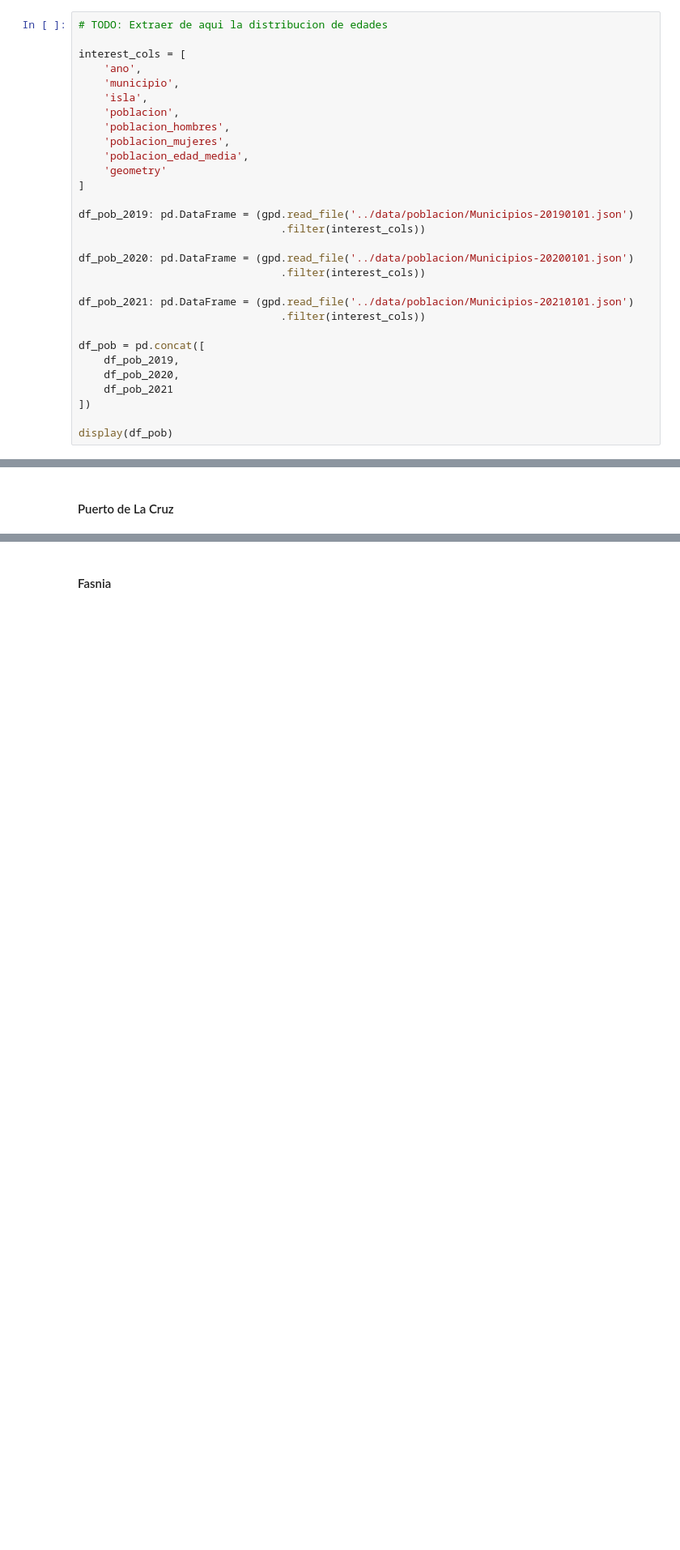
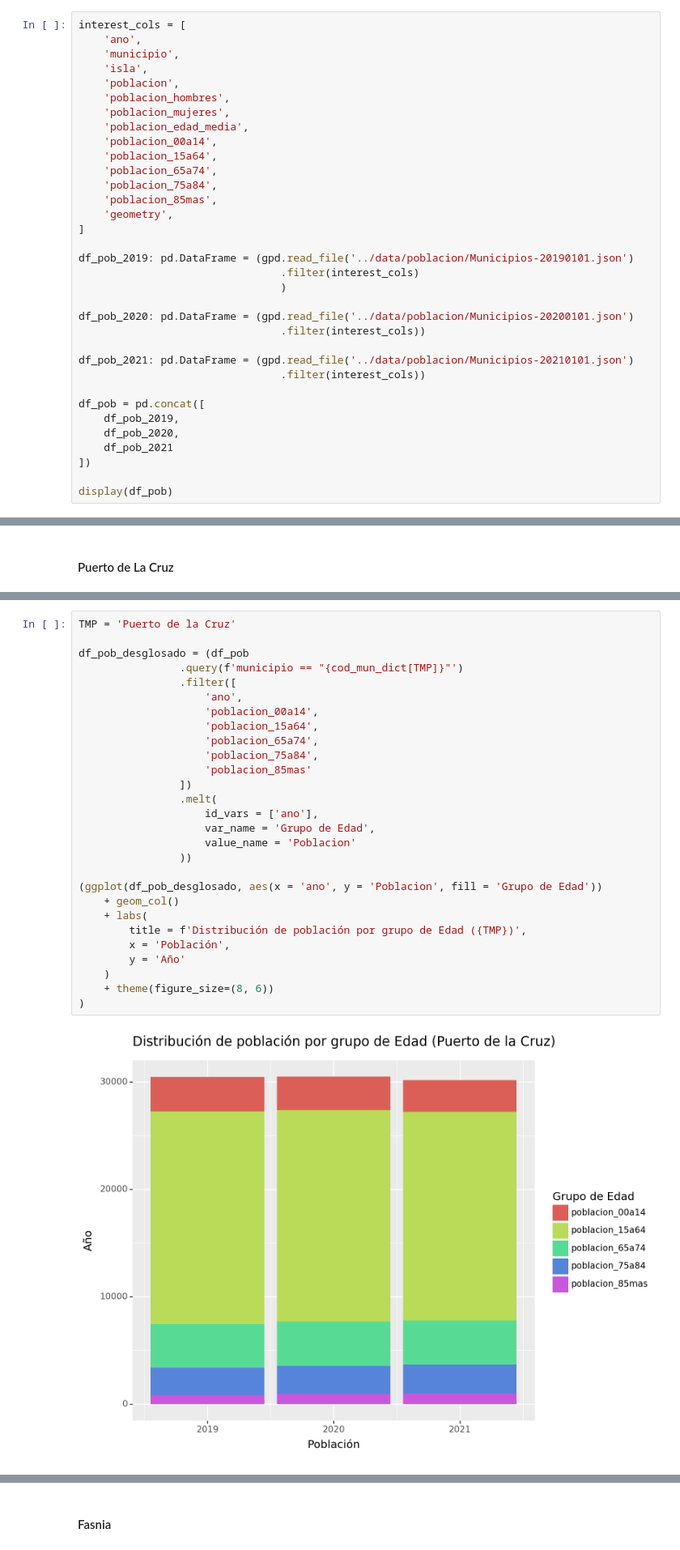
Before and after one commit to alu0101351773/VIS_proyecto, a Jupyter notebook: src/proyecto.ipynb, the cells around one changed output, grey strips where cells are left out. Shown at 81% size. Cells and saved outputs as stored; diff of their text form; blank space fills up the shorter version.

```diff
--- a/src/proyecto.ipynb
+++ b/src/proyecto.ipynb
@@ -11,8 +11,6 @@ import re
 # %% [markdown]
 ### `df_pob`
 # %%
-# TODO: Extraer de aqui la distribucion de edades
-
 interest_cols = [
     'ano',
     'municipio',
@@ -21,11 +19,17 @@ interest_cols = [
     'poblacion_hombres',
     'poblacion_mujeres',
     'poblacion_edad_media',
-    'geometry'
+    'poblacion_00a14',
+    'poblacion_15a64',
+    'poblacion_65a74',
+    'poblacion_75a84',
+    'poblacion_85mas',
+    'geometry',
 ]
 
 df_pob_2019: pd.DataFrame = (gpd.read_file('../data/poblacion/Municipios-20190101.json')
-                                .filter(interest_cols))
+                                .filter(interest_cols)
+                                )
 
 df_pob_2020: pd.DataFrame = (gpd.read_file('../data/poblacion/Municipios-20200101.json')
                                 .filter(interest_cols))
@@ -536,0 +555,30 @@ df_p_ocup_fasnia = pd.concat([
+# %%
+TMP = 'Puerto de la Cruz'
+
+df_pob_desglosado = (df_pob
+                .query(f'municipio == "{cod_mun_dict[TMP]}"')
+                .filter([
+                    'ano',
+                    'poblacion_00a14',
+                    'poblacion_15a64',
+                    'poblacion_65a74',
+                    'poblacion_75a84',
+                    'poblacion_85mas'
+                ])
+                .melt(
+                    id_vars = ['ano'],
+                    var_name = 'Grupo de Edad',
+                    value_name = 'Poblacion'
+                ))
+
+(ggplot(df_pob_desglosado, aes(x = 'ano', y = 'Poblacion', fill = 'Grupo de Edad'))
+    + geom_col()
+    + labs(
+        title = f'Distribución de población por grupo de Edad ({TMP})',
+        x = 'Población',
+        y = 'Año'
+    )
+    + theme(figure_size=(8, 6))
+)
+# %% [output]
+[figure, added]
```
Also changed, not shown: parts of 12 cells of this notebook.
